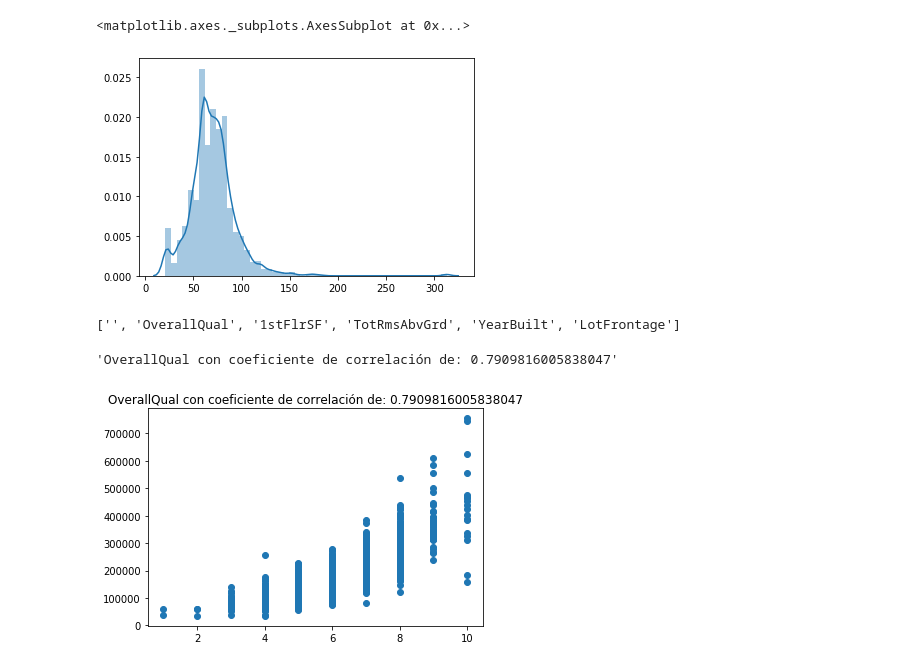
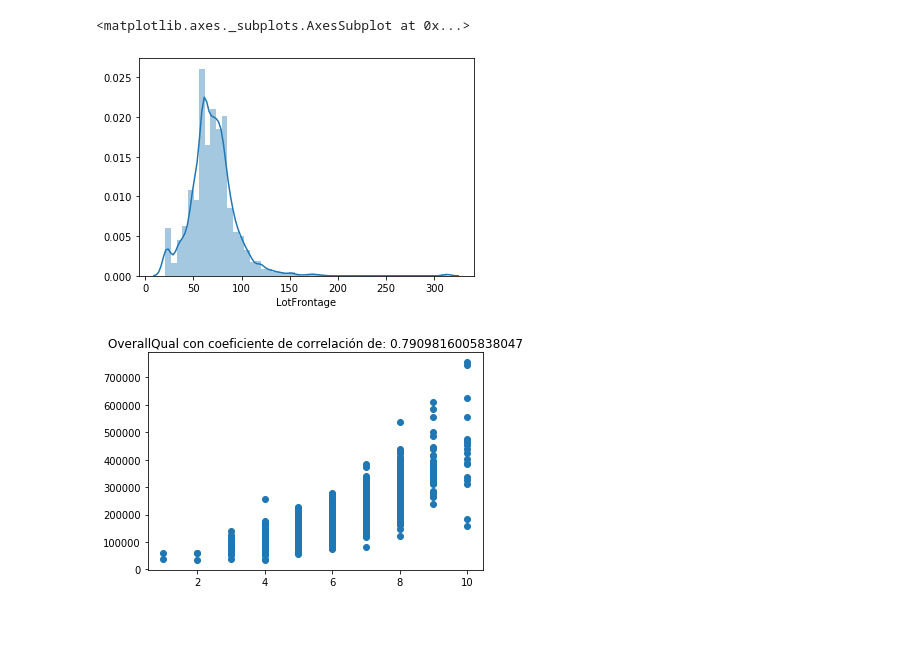
Before and after one commit to Josealigo/Proyecto1_CDP, a Jupyter notebook: Proyecto1-Jose_Ligorria.ipynb, the cells around one changed output. Cells and saved outputs as stored; diff of their text form; code cells hidden in the pictures; blank space fills up the shorter version.

```diff
--- a/Proyecto1-Jose_Ligorria.ipynb
+++ b/Proyecto1-Jose_Ligorria.ipynb
@@ -12,5 +12,8 @@ sub1 = np.random.choice(range(data_inicial.shape[0]), int(data_inicial.shape[0]*
 sub2 = np.setdiff1d(range(data_inicial.shape[0]),sub1)
 data_entrenamiento = data_inicial[sub1]
 data_validacion = data_inicial[sub2]
+# %%
+y = data_entrenamiento[:,0]
+names = ['SalePrice','OverallQual','1stFlrSF','TotRmsAbvGrd','YearBuilt','LotFrontage']
 # %%
 for i in range(data_inicial.shape[1]):
@@ -66,22 +69,12 @@ seaborn.distplot(data_inicial[:,4][~np.isnan(data_inicial[:,4])] )
 # %%
-seaborn.distplot(data_inicial[:,5][~np.isnan(data_inicial[:,5])] )
+seaborn.distplot(data_inicial[:,5][~np.isnan(data_inicial[:,5])],axlabel=names[5])
 # %% [output]
 <matplotlib.axes._subplots.AxesSubplot at 0x...>
-[figure, old version]
+[figure, new version]
-# %%
-y = data_entrenamiento[:,0]
-names = ['','OverallQual','1stFlrSF','TotRmsAbvGrd','YearBuilt','LotFrontage']
-names
-# %% [output]
-['', 'OverallQual', '1stFlrSF', 'TotRmsAbvGrd', 'YearBuilt', 'LotFrontage']
 # %%
 las_corr = [[]]
 for i in range(1,6):
     las_corr.append(np.corrcoef(data_inicial[:,i][~np.isnan(data_inicial[:,i])],data_inicial[:,0][~np.isnan(data_inicial[:,i])])[0,1])
-las_corr
-names[1]+' con coeficiente de correlación de: ' + str(las_corr[1])
-# %% [output]
-'OverallQual con coeficiente de correlación de: 0.7909816005838047'
 # %%
 plt.scatter(data_inicial[:,1],data_inicial[:,0])
 plt.title(names[1]+' con coeficiente de correlación de: ' + str(las_corr[1]))
```
Also changed, not shown: parts of 9 cells of this notebook.
